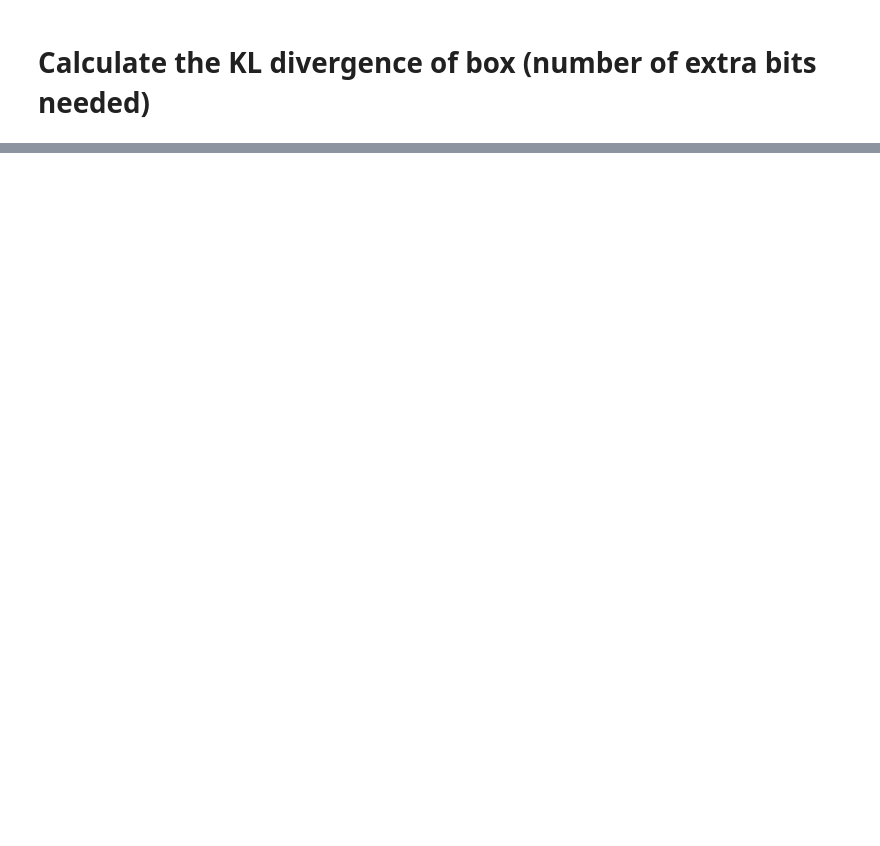
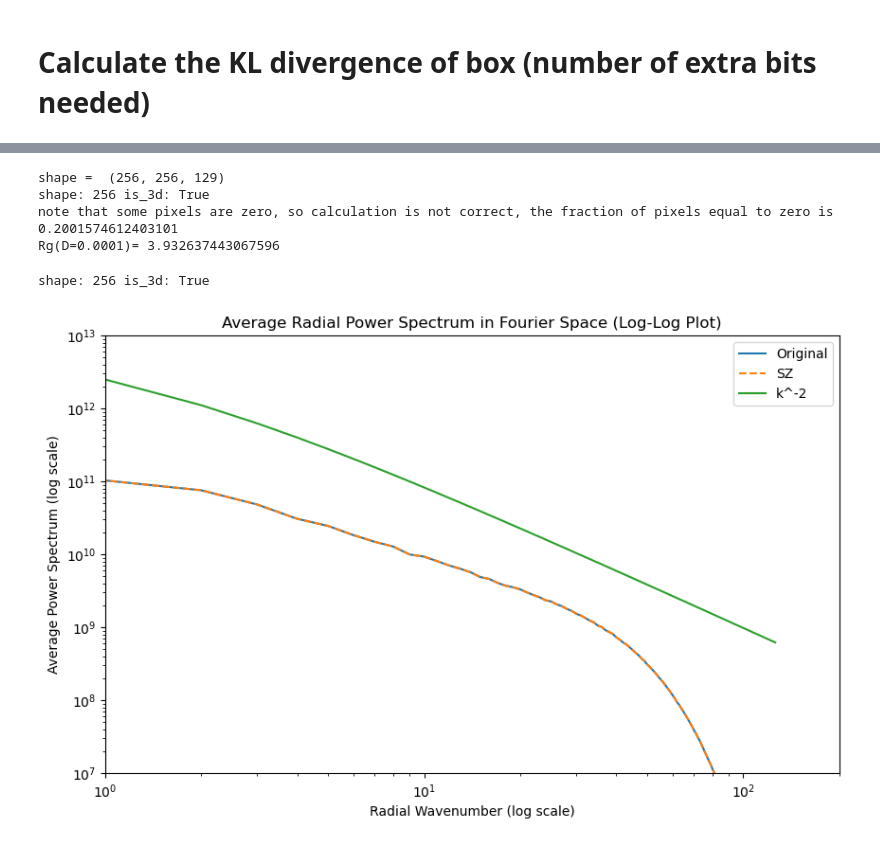
Before and after one commit to astromcquinn/weaklensing_ML, a Jupyter notebook: manual_compression.ipynb, the cells around one changed output, grey strips where cells are left out. Drawn from its saved outputs; the diff is of its cells as text; code cells hidden in the pictures; blank space fills up the shorter version.

```diff
--- a/manual_compression.ipynb
+++ b/manual_compression.ipynb
@@ -956,0 +866,33 @@ total KL =  0.665733029423089  and to check I'm looking at all the pixels  10505
+# %%
+# calculate number of bits
+#import importlib
+#importlib.reload(power)
+#importlib.reload(power)
+import power_spectrum as power
+
+print("shape = ", fftfield.shape)
+
+avg_radial_power_spectrum3D = power.average_fft_power_spectrum(fftfield[np.newaxis, ...], resolution, True)
+avg_power3D = np.mean(np.abs(fftfield)**2)
+
+frac_error = 0.01
+Dval = frac_error**2
+
+avg_radial_power3D = avg_radial_power_spectrum3D[np.round(k).astype(int)]
+optimal_arg3D = np.sqrt(avg_radial_power3D/(avg_power3D*Dval))
+
+
+condition = optimal_arg3D > 1
+
+if np.any(condition == False):
+        print("note that some pixels are zero, so calculation is not correct, the fraction of pixels equal to zero is ", np.sum(condition == False)/np.size(condition))
+
+# This always gives at least 1 bit to every mode
+gaussian_min_number_bits = np.average(np.maximum(np.log2(optimal_arg3D), 1)) #no divide by two as we've taken a square root above
+
+print(f"Rg(D={Dval})=", gaussian_min_number_bits)
+# %% [output]
+shape =  (256, 256, 129)
+shape: 256 is_3d: True
+note that some pixels are zero, so calculation is not correct, the fraction of pixels equal to zero is  0.2001574612403101
+Rg(D=0.0001)= 3.932637443067596
@@ -956,0 +994,27 @@ total KL =  0.665733029423089  and to check I'm looking at all the pixels  10505
+# %%
+
+plt.figure(figsize=(10, 6))
+# Plot for originals with markers
+plt.loglog(avg_radial_power_spectrum3D, label='Original', linestyle='-')
+
+if SZ_GENERATED:
+    data_dec_fft = np.fft.rfftn(data_dec)
+    avg_radial_power_spectrum3D_SZ = power.average_fft_power_spectrum(data_dec_fft[np.newaxis, ...], resolution, True)
+    plt.loglog(avg_radial_power_spectrum3D_SZ, label='SZ', linestyle='--')
+
+kbins = np.array(np.arange(1, resolution//2), dtype=np.float64)
+plt.loglog(1e13*kbins**-2, label='k^-2', linestyle='-')
+
+#plt.loglog(average_fft_cross_power_spectrum(fftimages,fftimages, sub_image_size), label='cross', marker='x', linestyle='-') #for testing
+
+plt.xlabel('Radial Wavenumber (log scale)')
+plt.ylabel('Average Power Spectrum (log scale)')
+plt.title('Average Radial Power Spectrum in Fourier Space (Log-Log Plot)')
+plt.xlim([1, 200])
+plt.ylim([1e7, 1e13])
+plt.legend()
+
+plt.show()
+# %% [output]
+shape: 256 is_3d: True
+[figure, added]
```
Also changed, not shown: parts of 23 cells of this notebook.
